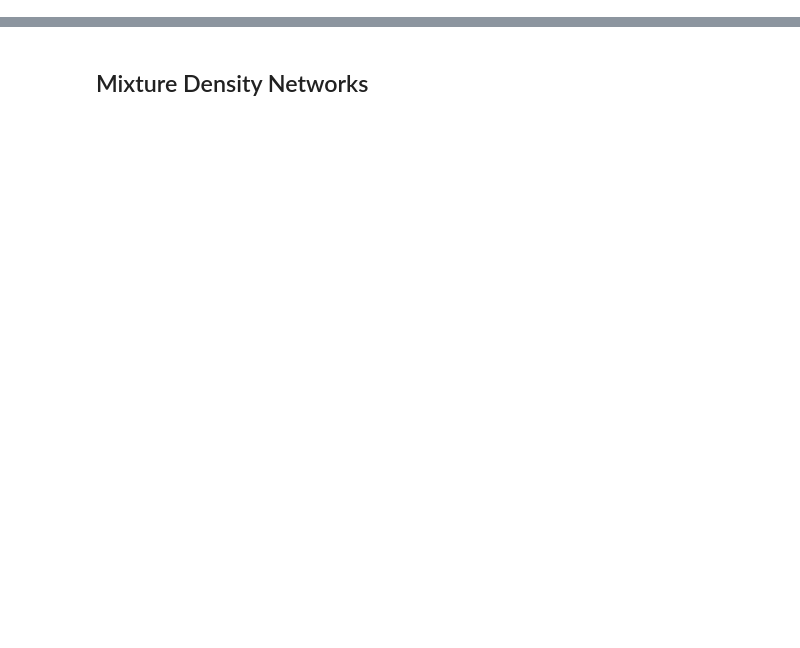
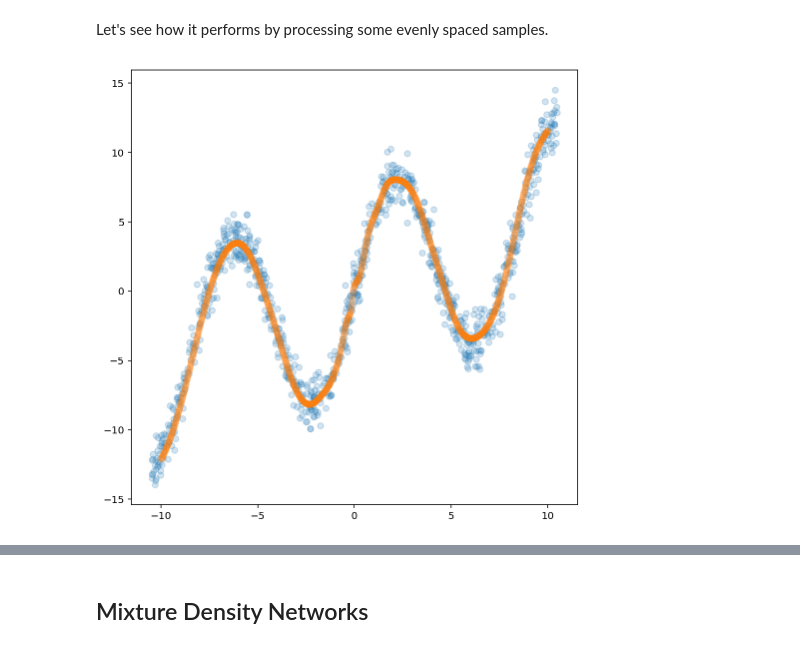
Before and after one commit to hardmaru/pytorch_notebooks, a Jupyter notebook: mixture_density_networks.ipynb, the cells around one changed output, grey strips where cells are left out. Cells and saved outputs as stored; diff of their text form; code cells hidden in the pictures; blank space fills up the shorter version.

```diff
--- a/mixture_density_networks.ipynb
+++ b/mixture_density_networks.ipynb
@@ -141,0 +54,9 @@ Our current model only predicts one output value for each input, so this approac
+# %%
+n_input = 1
+n_hidden = 20
+n_output = 1
+
+# create the network (also called a "model" of the data)
+network = nn.Sequential(nn.Linear(n_input, n_hidden),
+                        nn.Tanh(),
+                        nn.Linear(n_hidden, n_output))
@@ -141,0 +121,21 @@ Our current model only predicts one output value for each input, so this approac
+# %% [markdown]
+Let's see how it performs by processing some evenly spaced samples.
+# %%
+# evenly spaced samples from -10 to 10
+x_test_data = np.linspace(-10, 10, n_samples)
+
+# change data shape, move from numpy to torch
+x_test_tensor = torch.from_numpy(np.float32(x_test_data).reshape(n_samples, n_input))
+x_test_variable = Variable(x_test_tensor)
+y_test_variable = network(x_test_variable)
+
+# move from torch back to numpy
+y_test_data = y_test_variable.data.numpy()
+
+# plot the original data and the test data
+plt.figure(figsize=(8, 8))
+plt.scatter(x_data, y_data, alpha=0.2)
+plt.scatter(x_test_data, y_test_data, alpha=0.2)
+plt.show()
+# %% [output]
+[figure, added]
```
Also changed, not shown: parts of 98 cells of this notebook.
